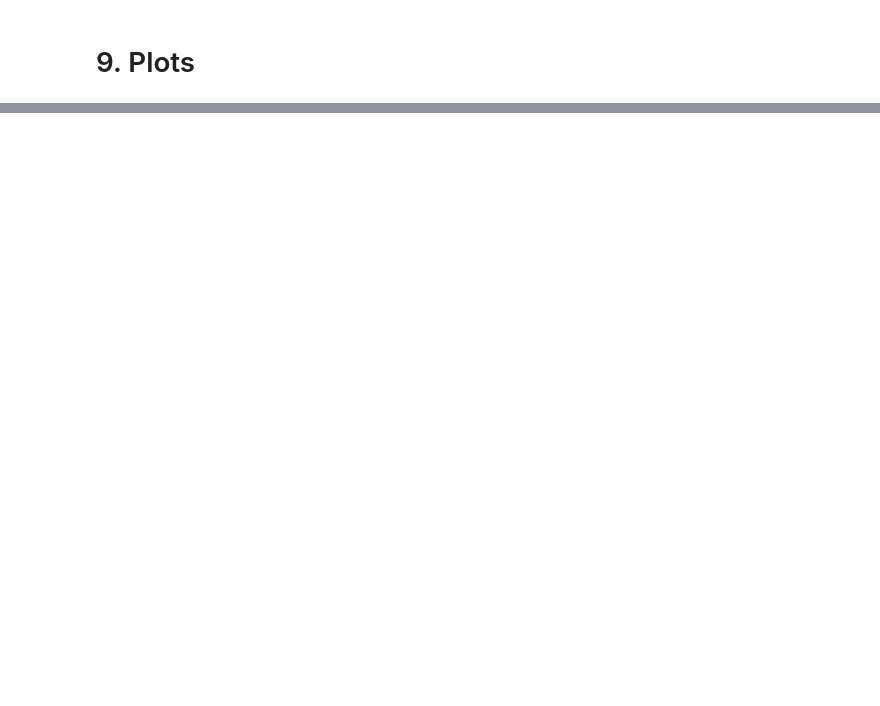
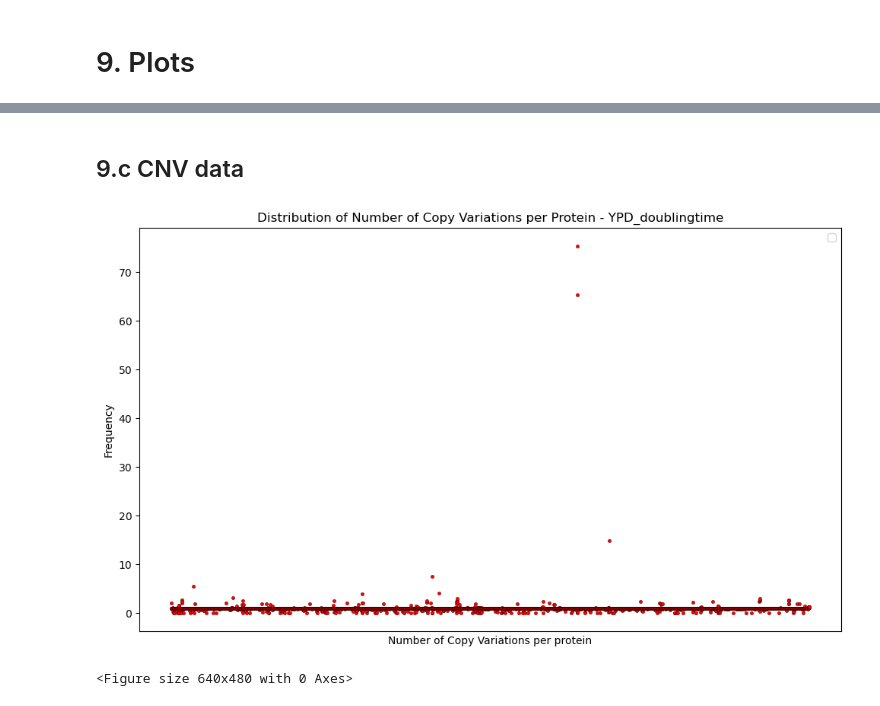
Before and after one commit to paolabiocchi/Yeast_Project, a Jupyter notebook: extract_data.ipynb, the cells around one changed output, grey strips where cells are left out. Cells and saved outputs as stored; diff of their text form; code cells hidden in the pictures; blank space fills up the shorter version.

```diff
--- a/extract_data.ipynb
+++ b/extract_data.ipynb
@@ -340,0 +463,43 @@ plt.show()
+# %% [markdown]
+## 9.c CNV data
+# %%
+# Select the last N columns
+num_last_columns = cnv_data.shape[0]
+target_columns = X_data.iloc[:, -num_last_columns:]
+
+# Step 2: Compute the mean number of copy variations for each protein
+protein_mean_variations = target_columns.mean(axis=0)  # Compute the mean for each protein (column)
+
+# Step 3: Create a histogram for the distribution of copy variations
+plt.figure(figsize=(10, 6))
+
+# Scatter plot: We use scatterplot to plot the count of mutations for each protein
+sns.scatterplot(x=protein_mean_variations.index, y=protein_mean_variations.values, color='red', s=10, edgecolor='black')
+
+# Calculate mean and median
+mean_val = protein_mean_variations.mean()
+median_val = protein_mean_variations.median()
+
+# Set the x-axis limits to avoid unnecessary space
+plt.xticks(rotation=45, ha='right')
+
+# Add titles and labels
+plt.title(f'Distribution of Number of Copy Variations per Protein - {phenotype}')
+plt.xlabel('Number of Copy Variations per protein')
+plt.ylabel('Frequency')
+
+# Remove x-axis labels
+plt.xticks([])
+
+# Add legend
+plt.legend()
+
+# Show the plot
+plt.tight_layout()
+plt.show()
+
+# Save the plot to a file (e.g., as a PNG file)
+plt.savefig(f'results/plots/CNV_per_protein_{phenotype}.png', dpi=300, bbox_inches='tight')
+# %% [output]
+[figure, added]
+<Figure size 640x480 with 0 Axes>
```
Also changed, not shown: parts of 12 cells of this notebook.
